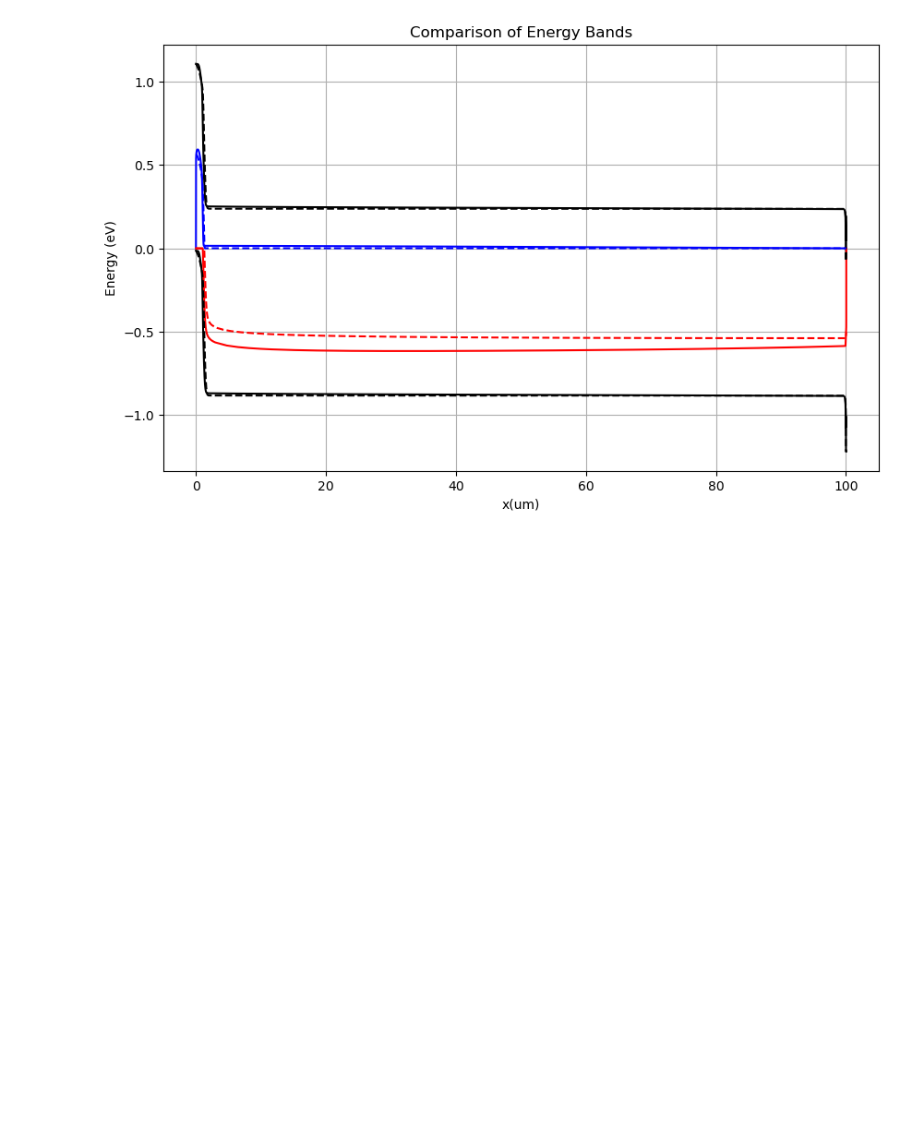
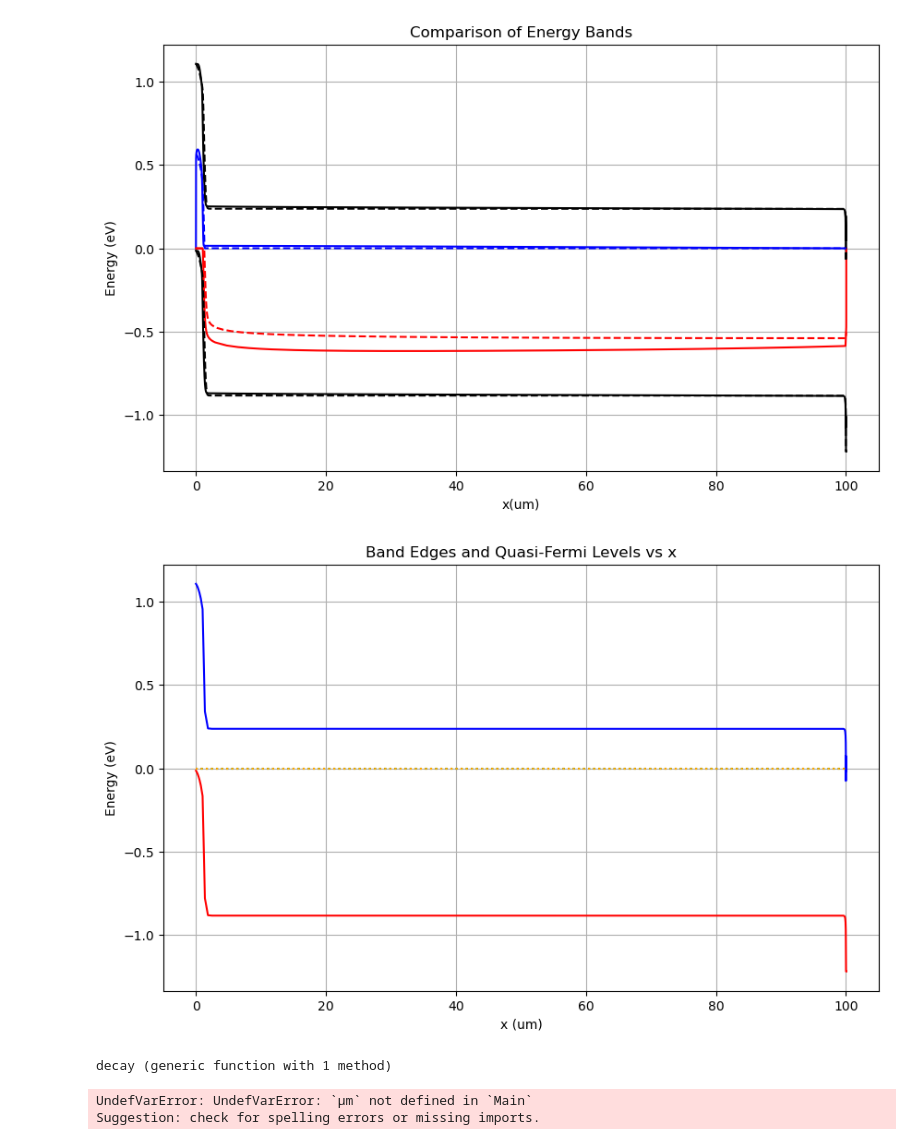
Before and after one commit to OxfordInterfacesLab/TandemFlow, a Jupyter notebook: utils/testing.ipynb, the cells around one changed output. Cells and saved outputs as stored; diff of their text form; code cells hidden in the pictures; blank space fills up the shorter version.

```diff
--- a/utils/testing.ipynb
+++ b/utils/testing.ipynb
@@ -5,6 +6,10 @@ using DataFrames
 using CSV
 using PyPlot
 # %%
-df_ct = ct_to_df("../simulation_data/chargetransport/si-topcon-ill-sc.csv")
-df_scaps = scaps_to_df("../simulation_data/scaps/si-topcon-ill-sc.eb")
+data_type = ["dark-sc", "illuminated-sc"]
+data_choice = 2
+
+df_ct = ct_to_df("../simulation_data/chargetransport/si-topcon-$(data_type[data_choice]).csv")
+df_scaps = scaps_to_df("../simulation_data/scaps/si-topcon-$(data_type[data_choice]).eb")
+println("Data loaded successfully.")
 # %% [output]
@@ -38,3 +24,29 @@ compare_bands(df_ct, df_scaps)
 display(gcf())
 # %% [output]
 [figure]
+# %%
+using PyPlot
+
+figure(figsize=(10,6))
+plot(df_scaps[!, "x(um)"], df_scaps[!, "Ec(eV)"], color="blue")
+plot(df_scaps[!, "x(um)"], df_scaps[!, "Ev(eV)"], color="red")
+plot(df_scaps[!, "x(um)"], df_scaps[!, "Fn(eV)"], color="green", linestyle=":")
+plot(df_scaps[!, "x(um)"], df_scaps[!, "Fp(eV)"], color="orange", linestyle=":")
+xlabel("x (um)")
+ylabel("Energy (eV)")
+title("Band Edges and Quasi-Fermi Levels vs x")
+# legend()
+grid(true)
+display(gcf())
+# %% [output]
+[figure, added]
+# %%
+decay(x) = 6.82e27 * exp(-8.408e4 * x)
+# %% [output]
+decay (generic function with 1 method)
+# %%
+distance = 5.03e-3 * (μm)
+decay(distance)
+# %% [output]
+UndefVarError: UndefVarError: `μm` not defined in `Main`
+Suggestion: check for spelling errors or missing imports.
```
Also changed, not shown: parts of 2 cells of this notebook, 4 other files.
